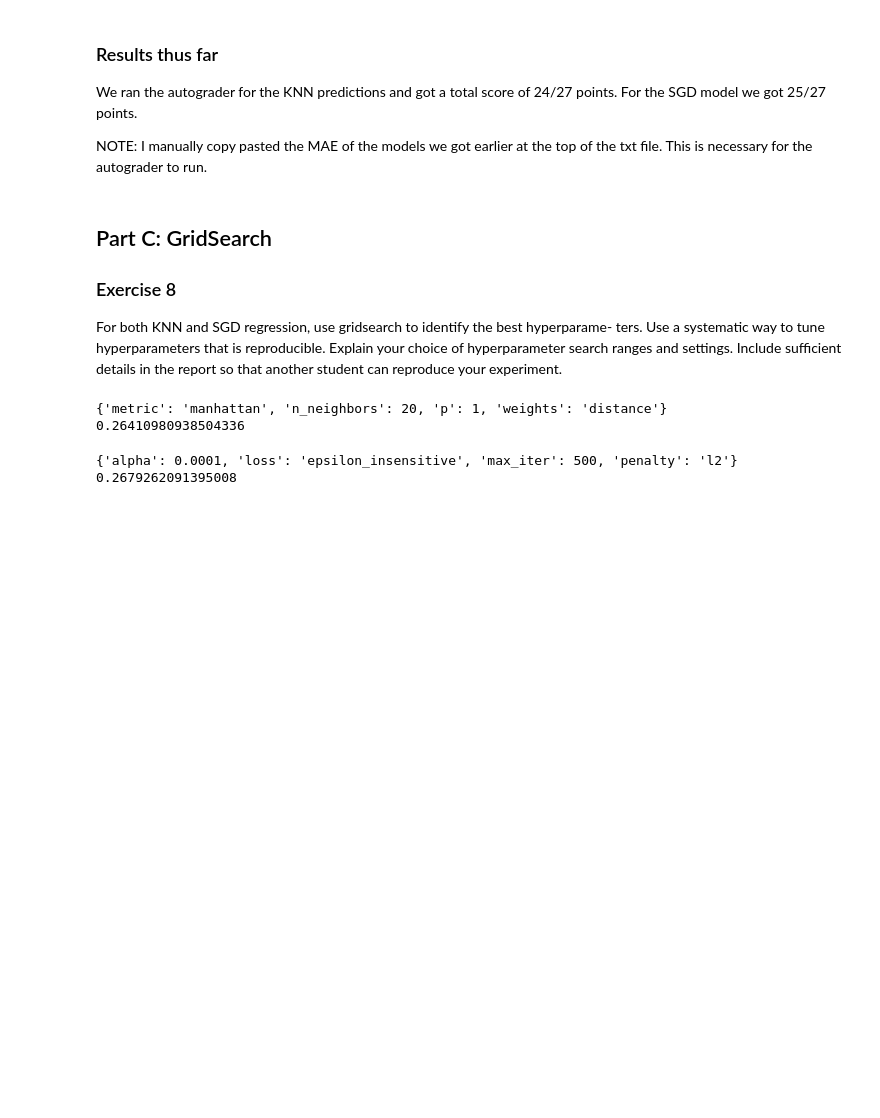
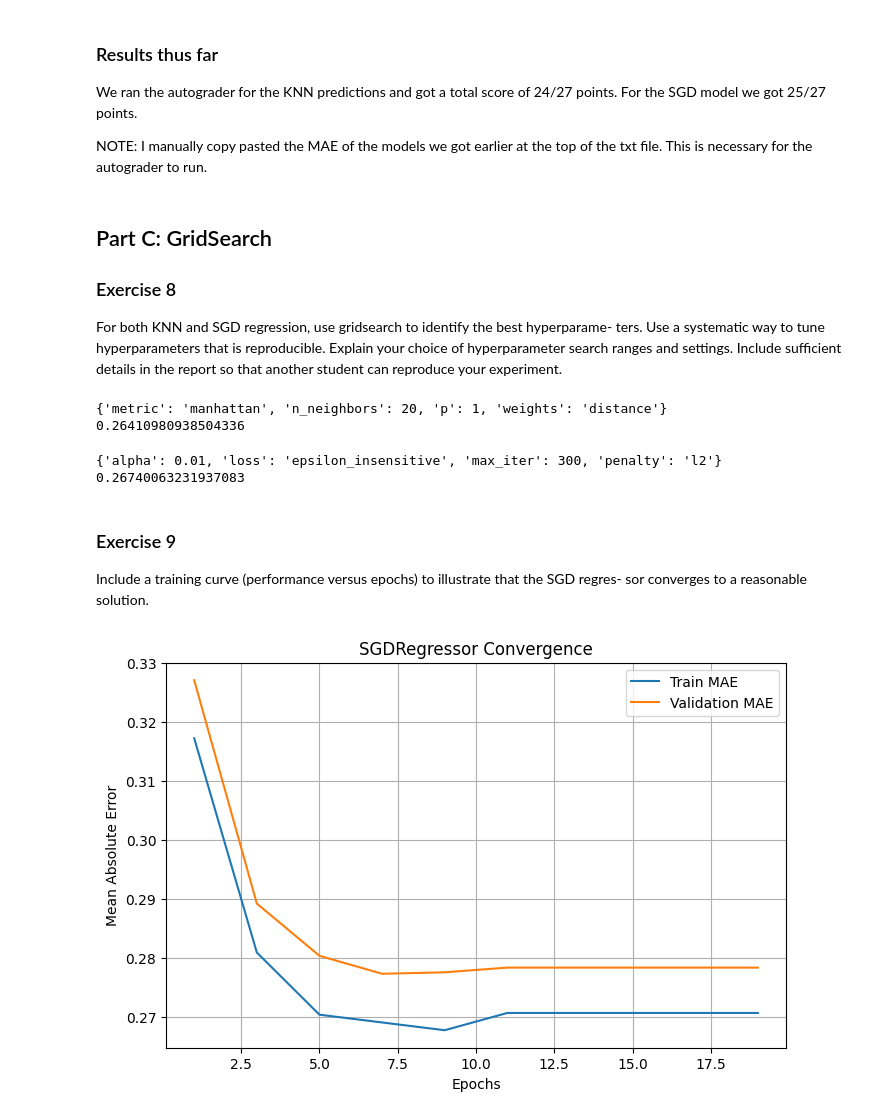
Before and after one commit to pepijn-lens/football_practice_project, a Jupyter notebook: src/regression.ipynb, the cells around one changed output. Drawn from its saved outputs; the diff is of its cells as text; code cells hidden in the pictures; blank space fills up the shorter version.

```diff
--- a/src/regression.ipynb
+++ b/src/regression.ipynb
@@ -98,7 +98,7 @@ X_train = X_pipeline_2
 y_train = y_pipeline_2
 
 # fit the KNN and SGD regressors
-knn_regressor = KNeighborsRegressor()
+knn_regressor = KNeighborsRegressor(metric='manhattan', n_neighbors=20, p=1, weights='distance')
 knn_regressor.fit(X_train, y_train)
 
 sgd_regressor = SGDRegressor()
@@ -177,5 +177,50 @@ grid.fit(X_train, y_train)
 print(grid.best_params_)
 print(-grid.best_score_)
 # %% [output]
-{'alpha': 0.0001, 'loss': 'epsilon_insensitive', 'max_iter': 500, 'penalty': 'l2'}
-0.2679262091395008
+{'alpha': 0.01, 'loss': 'epsilon_insensitive', 'max_iter': 300, 'penalty': 'l2'}
+0.26740063231937083
+# %% [markdown]
+### Exercise 9
+Include a training curve (performance versus epochs) to illustrate that the SGD regres-
+sor converges to a reasonable solution.
+# %%
+# Include a training curve (performance versus epochs) to illustrate that the SGD regres-
+# sor converges to a reasonable solution.
+
+import matplotlib.pyplot as plt
+from sklearn.linear_model import SGDRegressor
+from sklearn.metrics import mean_absolute_error
+import numpy as np
+
+# We'll try different values of max_iter (epochs)
+epochs = np.arange(1, 20, 2)
+train_errors = []
+val_errors = []
+
+# We'll use a validation set for demonstration
+from sklearn.model_selection import train_test_split
+
+X_tr, X_val, y_tr, y_val = train_test_split(X_train, y_train, test_size=0.2, random_state=0)
+
+for n_iter in epochs:
+    sgd = SGDRegressor(max_iter=n_iter, tol=1e-3, random_state=0, penalty='l2', alpha=0.0001, loss='squared_error')
+    sgd.fit(X_tr, y_tr)
+    train_pred = sgd.predict(X_tr)
+    val_pred = sgd.predict(X_val)
+    # Mean absolute error
+    train_mae = mean_absolute_error(y_tr, train_pred)
+    val_mae = mean_absolute_error(y_val, val_pred)
+    train_errors.append(train_mae)
+    val_errors.append(val_mae)
+
+plt.figure(figsize=(8, 5))
+plt.plot(epochs, train_errors, label='Train MAE')
+plt.plot(epochs, val_errors, label='Validation MAE')
+plt.xlabel('Epochs')
+plt.ylabel('Mean Absolute Error')
+plt.title('SGDRegressor Convergence')
+plt.legend()
+plt.grid(True)
+plt.show()
+# %% [output]
+[figure, added]
```
Also changed, not shown: parts of 3 cells of this notebook, 3 other files.
